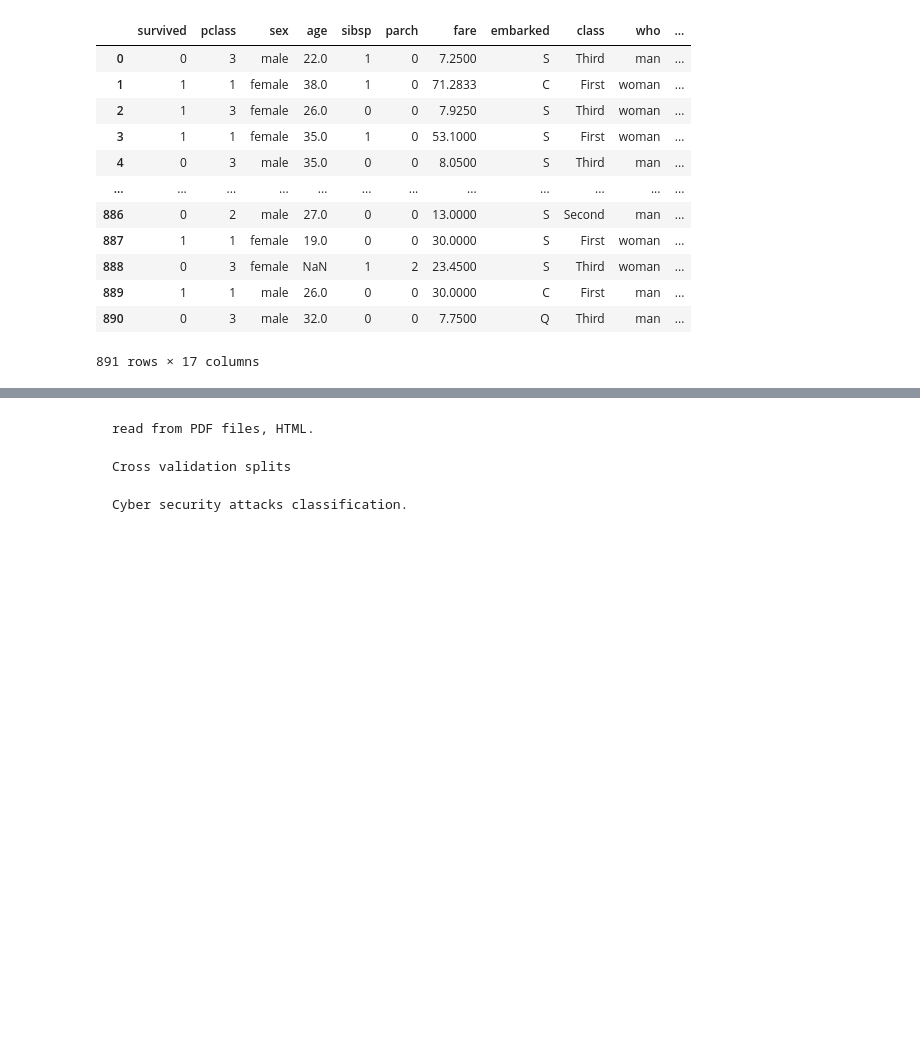
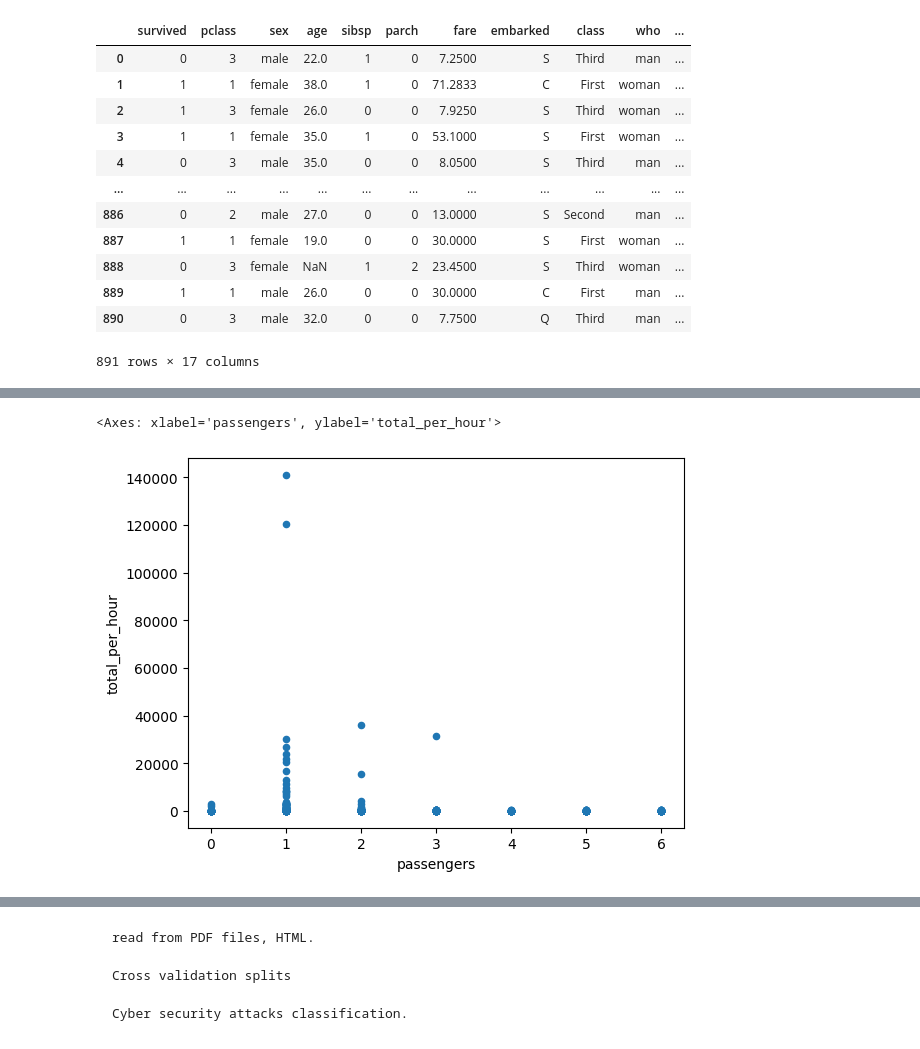
Before and after one commit to bipin-a/aidi-1100, a Jupyter notebook: lecture_material/Week6.ipynb, the cells around one changed output, grey strips where cells are left out. Drawn from its saved outputs; the diff is of its cells as text; code cells hidden in the pictures; blank space fills up the shorter version.

```diff
--- a/lecture_material/Week6.ipynb
+++ b/lecture_material/Week6.ipynb
@@ -2807,0 +2734,8 @@ result
+# %%
+# Disadvantages
+# - density
+
+taxis[['total_per_hour','passengers']].plot(y='total_per_hour',x='passengers', kind='scatter', )
+# %% [output]
+<Axes: xlabel='passengers', ylabel='total_per_hour'>
+[figure, added]
```
Also changed, not shown: parts of 137 cells of this notebook.
